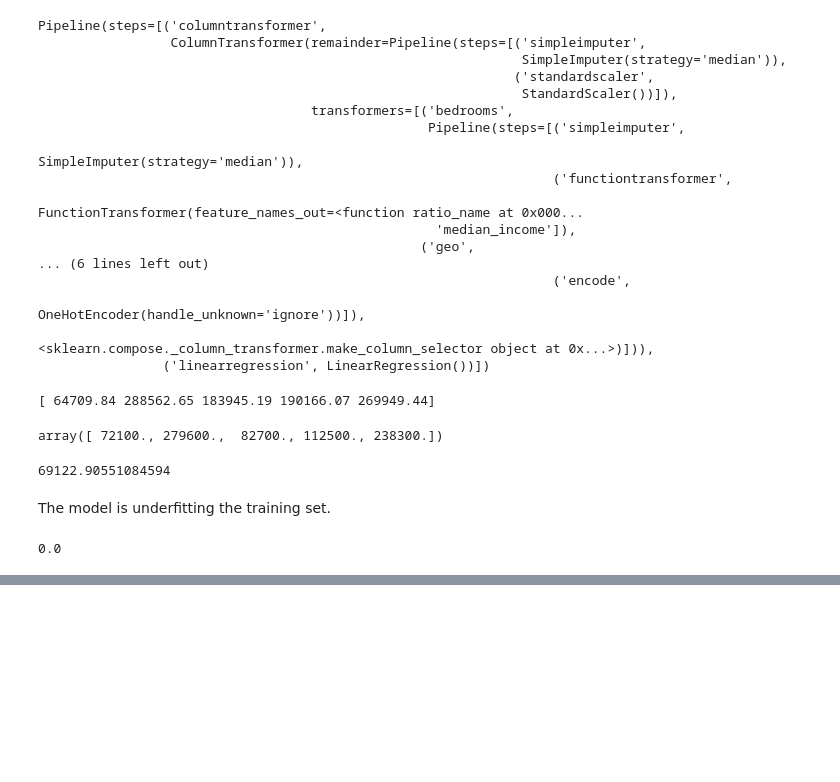
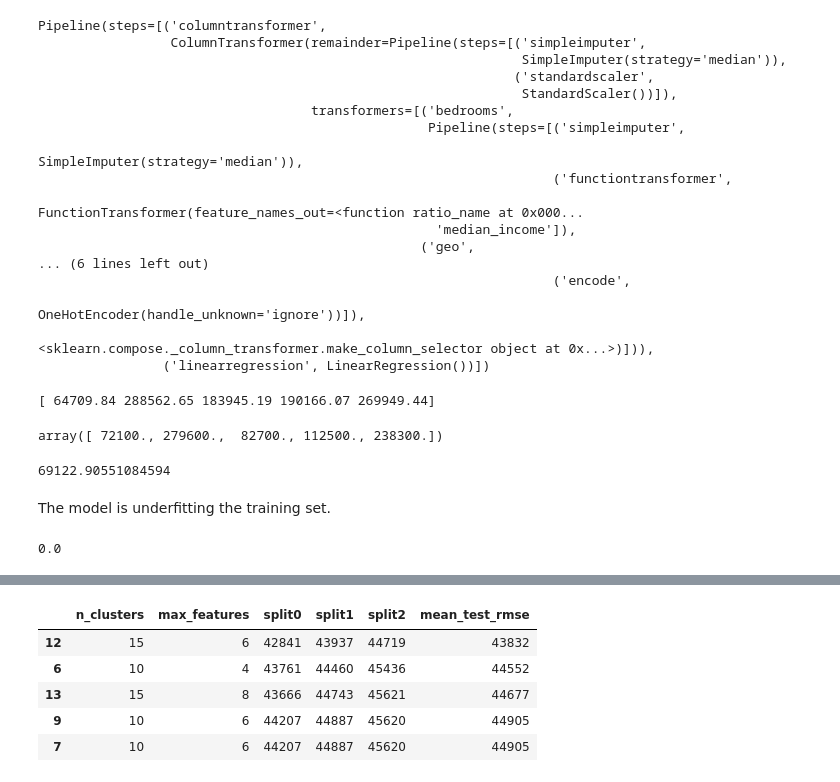
Before and after one commit to peterkahumu/Machine-Learning, a Jupyter notebook: recap_regression_housing.ipynb, the cells around one changed output, grey strips where cells are left out. Saved outputs shown, nothing was run; the diff lists cells and outputs as text; code cells hidden in the pictures; blank space fills up the shorter version.

```diff
--- a/recap_regression_housing.ipynb
+++ b/recap_regression_housing.ipynb
@@ -766,0 +838,19 @@ There seems to be no error while using DecisionTreeRegressor. However, this migh
+# %%
+# use Grid Search View to identify the optimal hyperparameters for a model.
+
+full_pipeline = Pipeline([
+    ("preprocessing", preprocessing),
+    ('random_forest', RandomForestRegressor(random_state=42)),
+])
+
+param_grid = [
+    {'preprocessing__geo__n_clusters': [5, 8, 10],
+     'random_forest__max_features': [4, 6, 8],
+    },
+    {'preprocessing__geo__n_clusters': [10, 15],
+     'random_forest__max_features': [6, 8, 10]
+    },
+]
+
+grid_search = GridSearchCV(full_pipeline, param_grid, cv=3, scoring='neg_root_mean_squared_error')
+grid_search.fit(housing, y)
@@ -766,0 +902,21 @@ There seems to be no error while using DecisionTreeRegressor. However, this migh
+# %%
+# get the evaluation scores.
+cv_res = pd.DataFrame(grid_search.cv_results_)
+cv_res.sort_values(by="mean_test_score", ascending=False, inplace=True)
+
+# extra code – these few lines of code just make the DataFrame look nicer
+cv_res = cv_res[["param_preprocessing__geo__n_clusters",
+                 "param_random_forest__max_features", "split0_test_score",
+                 "split1_test_score", "split2_test_score", "mean_test_score"]]
+score_cols = ["split0", "split1", "split2", "mean_test_rmse"]
+cv_res.columns = ["n_clusters", "max_features"] + score_cols
+cv_res[score_cols] = -cv_res[score_cols].round().astype(np.int64)
+
+cv_res.head()
+# %% [output]
+|  | n_clusters | max_features | split0 | split1 | split2 | mean_test_rmse |
+| 12 | 15 | 6 | 42841 | 43937 | 44719 | 43832 |
+| 6 | 10 | 4 | 43761 | 44460 | 45436 | 44552 |
+| 13 | 15 | 8 | 43666 | 44743 | 45621 | 44677 |
+| 9 | 10 | 6 | 44207 | 44887 | 45620 | 44905 |
+| 7 | 10 | 6 | 44207 | 44887 | 45620 | 44905 |
```
Also changed, not shown: parts of 28 cells of this notebook, 13 other files.
